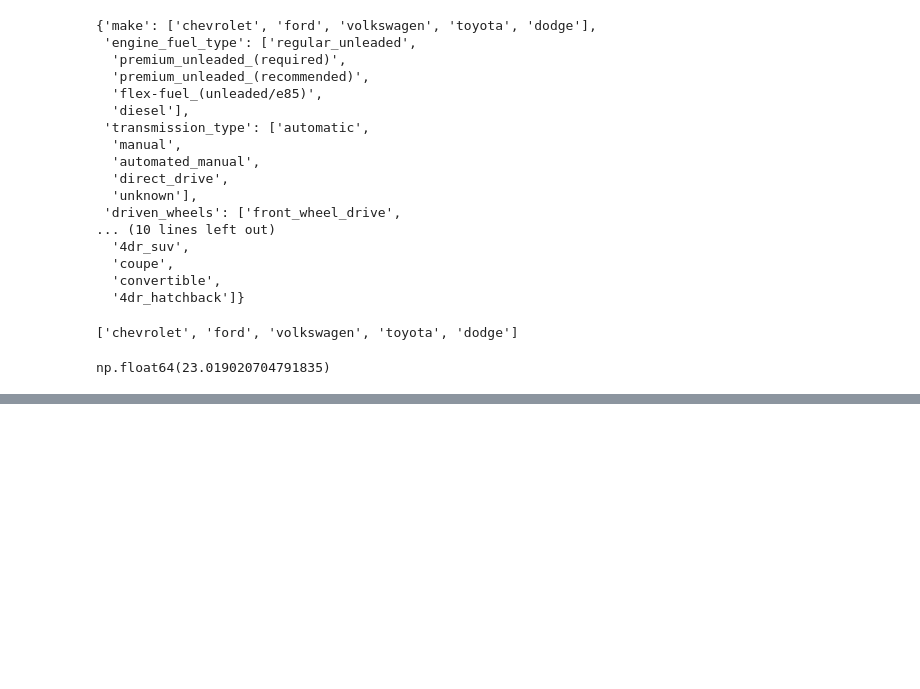
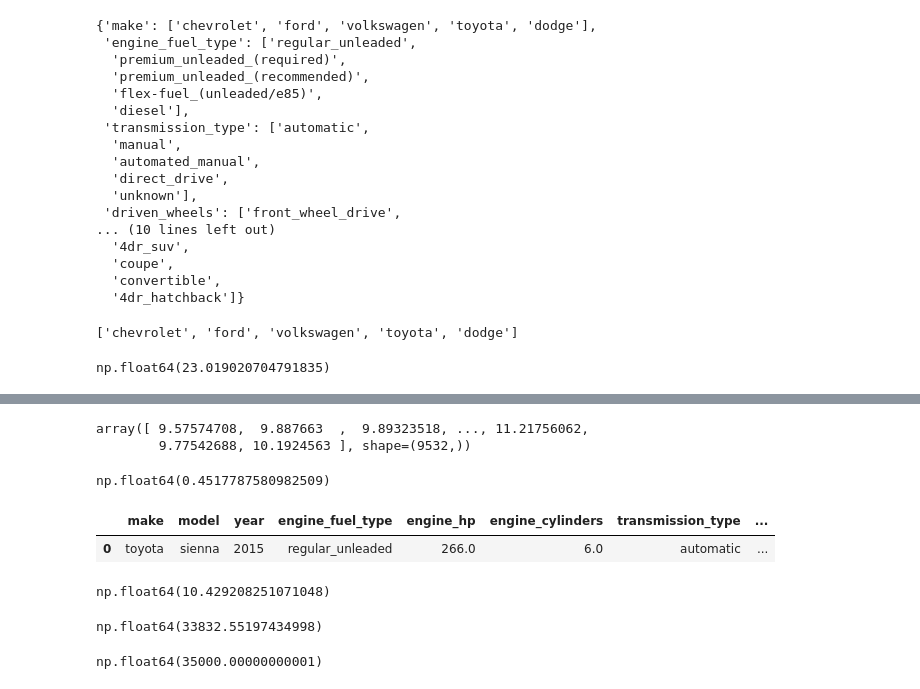
Before and after one commit to kunalvohra/machine-learning-bootcamp-homework, a Jupyter notebook: Module_2/car_prediction.ipynb, the cells around one changed output, grey strips where cells are left out. Saved outputs shown, nothing was run; the diff lists cells and outputs as text; code cells hidden in the pictures; blank space fills up the shorter version.

```diff
--- a/Module_2/car_prediction.ipynb
+++ b/Module_2/car_prediction.ipynb
@@ -802,0 +1194,42 @@ np.float64(23.019020704791835)
+# %%
+# concatinate tagret values of train plus vaidate
+y_full_train=np.concatenate([y_train,y_val])
+y_full_train
+# %% [output]
+array([ 9.57574708,  9.887663  ,  9.89323518, ..., 11.21756062,
+        9.77542688, 10.1924563 ], shape=(9532,))
+# %%
+
+w0,w=train_linear_regression_regularised(X_full_train,y_full_train,r=0.01)
+
+X_test=prepare_X(df_test)
+y_pred= w0 + X_test.dot(w)
+score=rmse(y_test,y_pred)
+score
+# 0.45652199012897743
+# %% [output]
+np.float64(0.4517787580982509)
+# %%
+dict=df_test.iloc[20].to_dict()
+df_small=pd.DataFrame([dict])
+# %%
+df_small
+# %% [output]
+|  | make | model | year | engine_fuel_type | engine_hp | engine_cylinders | transmission_type | ... |
+| 0 | toyota | sienna | 2015 | regular_unleaded | 266.0 | 6.0 | automatic | ... |
+# %%
+
+X_test=prepare_X(df_small)
+y_pred= w0 + X_test.dot(w)
+y_pred=y_pred[0]
+y_pred
+# %% [output]
+np.float64(10.429208251071048)
+# %%
+np.expm1(y_pred)
+# %% [output]
+np.float64(33832.55197434998)
+# %%
+np.expm1(y_test[20])
+# %% [output]
+np.float64(35000.00000000001)
```
Also changed, not shown: parts of 29 cells of this notebook, 6 other files.
